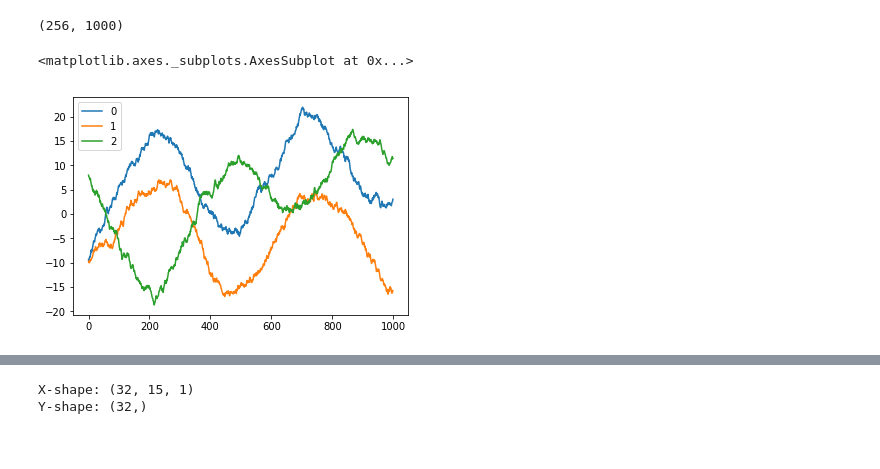
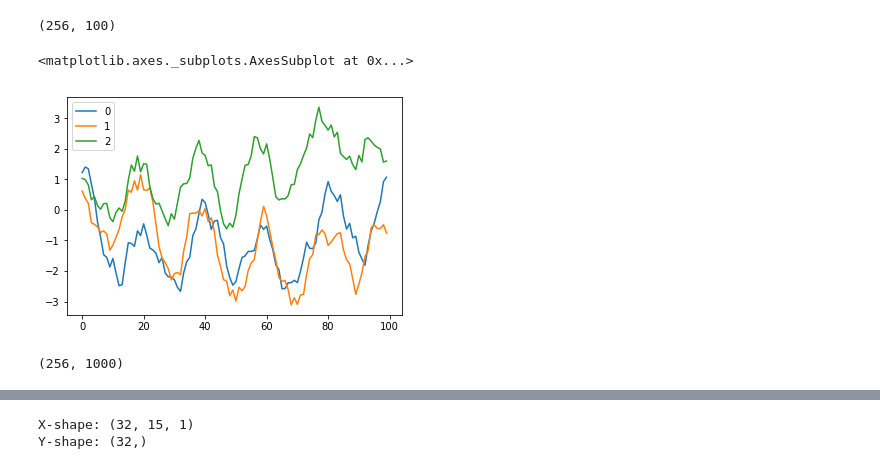
Before and after one commit to vaaale/stockbot, a Jupyter notebook: StockBot.ipynb, the cells around one changed output, grey strips where cells are left out. Saved outputs shown, nothing was run; the diff lists cells and outputs as text; code cells hidden in the pictures.

```diff
--- a/StockBot.ipynb
+++ b/StockBot.ipynb
@@ -1,34 +1,41 @@
 # %%
 %matplotlib inline
 import matplotlib.pyplot as plt
 import numpy as np
 import pandas as pd
 
 batch_size = 256
-f = 2
-timesteps = 1000
-batch_x = []
-batch_y = []
-for i in range(batch_size):
-    phase = np.random.uniform(-0.5, 0.5, 1)
-    x = np.linspace(0, 1, timesteps) + phase
-    y = np.sin(2*np.pi*x*f) * 10
-    y = y + np.random.uniform(-0.5, 0.5, timesteps).cumsum()
-    batch_x.append(x)
-    batch_y.append(y)
+f = 5
+timesteps = 100
+def generate_batch():
+    batch_x = []
+    batch_y = []
+    for i in range(batch_size):
+        phase = np.random.uniform(-0.5, 0.5, 1)
+        x = np.linspace(0, 1, timesteps) + phase
+        y = np.sin(2*np.pi*x*f) * 1
+        y = y + np.random.uniform(-0.5, 0.5, timesteps).cumsum()
+        batch_x.append(x)
+        batch_y.append(y)
+#     batch_x = np.asarray(batch_x)
+    batch_y = np.asarray(batch_y)
+    return batch_y
 
-batch_x = np.asarray(batch_x)
-batch_y = np.asarray(batch_y)
-
+batch_y = generate_batch()
 
 # plt.plot(np.arange(0, 1000, 1), batch_y[0])
 # plt.xlabel('time')
 # plt.ylabel('value')
 # plt.show()
 print(batch_y.shape)
 df = pd.DataFrame(batch_y)
 df.iloc[0:3].T.plot()
 # %% [output]
-(256, 1000)
+(256, 100)
 <matplotlib.axes._subplots.AxesSubplot at 0x...>
-[figure, old version]
+[figure, new version]
+# %%
+df.head()
+print(df.shape)
+# %% [output]
+(256, 1000)
```
Also changed, not shown: parts of 10 cells of this notebook, 1 other file.
